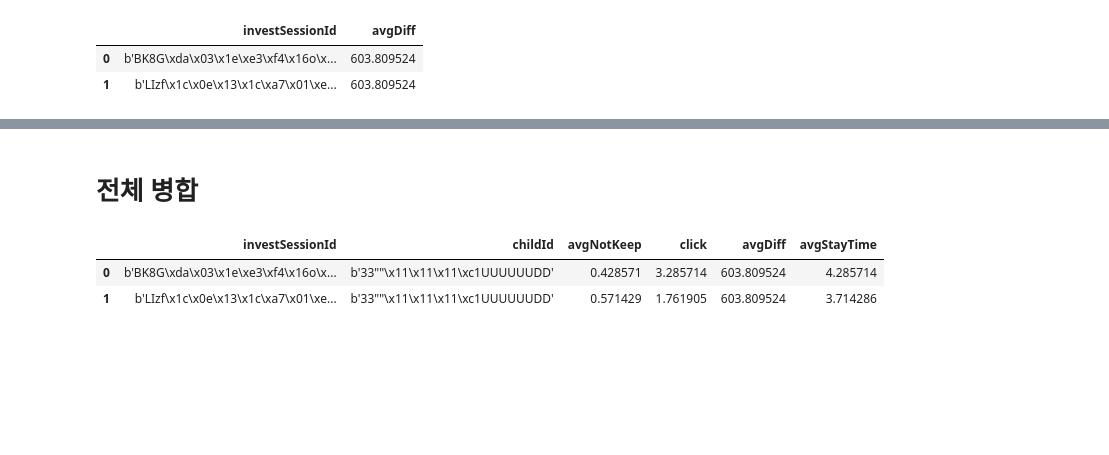
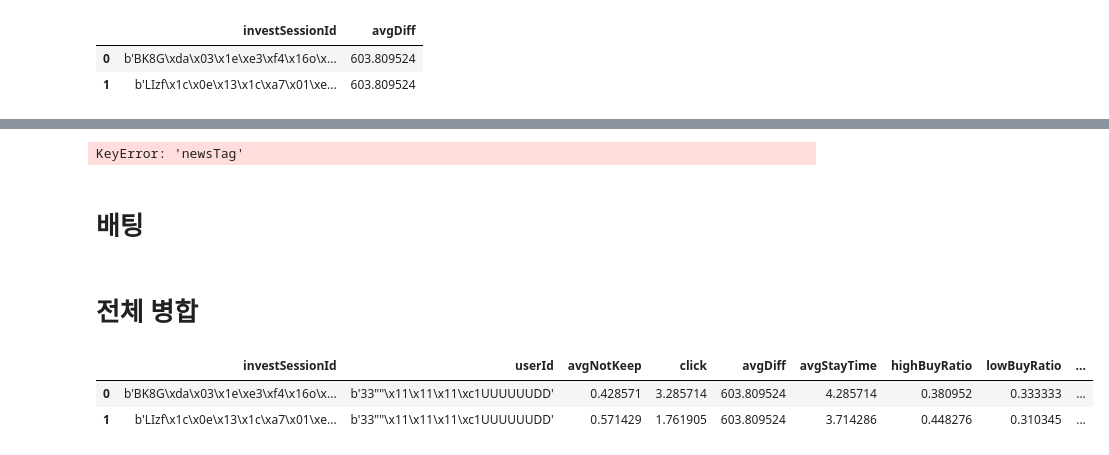
Before and after one commit to team-popo-world/ml-history-analysis, a Jupyter notebook: clustering.ipynb, the cells around one changed output, grey strips where cells are left out. Cells and saved outputs as stored; diff of their text form; code cells hidden in the pictures; blank space fills up the shorter version.

```diff
--- a/clustering.ipynb
+++ b/clustering.ipynb
@@ -240,0 +296,7 @@ avgStayTime = avgStayTime.groupby('investSessionId')['stayTime'].mean().reset_in
+# %%
+# 구매 데이터 생성
+transcation_df = df[['investSessionId',
+                     'turn',
+                     'riskLevel',
+                     'numberOfShares',
+                     'deltaShares']].copy()
@@ -240,0 +327,5 @@ avgStayTime = avgStayTime.groupby('investSessionId')['stayTime'].mean().reset_in
+# %%
+# 각 investSessionId, riskLevel 별로 buy/sell 개수 집계
+buy_sell_counts = transcation_df.groupby(['investSessionId', 'riskLevel'])[['is_buy', 'is_sell']].sum().reset_index()
+buy_sell_counts.rename(columns={'is_buy': 'buyCount', 'is_sell': 'sellCount'}, inplace=True)
+buy_sell_counts.head()
@@ -240,0 +339,13 @@ avgStayTime = avgStayTime.groupby('investSessionId')['stayTime'].mean().reset_in
+# %%
+# investSessionId별 전체 buy_count, sell_count 구하기
+total_buy = buy_sell_counts.groupby('investSessionId')['buyCount'].sum().reset_index(name='totalBuyCount')
+total_sell = buy_sell_counts.groupby('investSessionId')['sellCount'].sum().reset_index(name='totalSellCount')
+
+# 원본과 병합
+buy_sell_counts = buy_sell_counts.merge(total_buy, on='investSessionId')
+buy_sell_counts = buy_sell_counts.merge(total_sell, on='investSessionId')
+
+buy_sell_counts['buyRatio'] = buy_sell_counts['buyCount'] / buy_sell_counts['totalBuyCount']
+buy_sell_counts['sellRatio'] = buy_sell_counts['sellCount'] / buy_sell_counts['totalSellCount']
+
+buy_sell_counts.head()
@@ -240,0 +359,15 @@ avgStayTime = avgStayTime.groupby('investSessionId')['stayTime'].mean().reset_in
+# %%
+# buy_ratio_pivot: 열로 riskLevel을 펼치기
+buy_ratio_pivot = buy_sell_counts.pivot(index='investSessionId', columns='riskLevel', values='buyRatio')
+buy_ratio_pivot.columns = [f"{level}BuyRatio" for level in buy_ratio_pivot.columns]
+buy_ratio_pivot.reset_index(inplace=True)
+
+# sell_ratio pivot: 열로 riskLevel을 펼치기
+sell_ratio_pivot = buy_sell_counts.pivot(index='investSessionId', columns='riskLevel', values='sellRatio')
+sell_ratio_pivot.columns = [f"{level}SellRatio" for level in sell_ratio_pivot.columns]
+sell_ratio_pivot.reset_index(inplace=True)
+
+# merge 두 pivot
+avgTradeRatio = pd.merge(buy_ratio_pivot, sell_ratio_pivot, on='investSessionId')
+
+avgTradeRatio.head()
@@ -241,10 +409,40 @@ avgStayTime = avgStayTime.groupby('investSessionId')['stayTime'].mean().reset_in
+# %%
+import numpy
+
+conditions = [
+    (df["newsTag"]=="high") & (df["riskLevel"]=="고위험 고수익"),
+    (df["newsTag"]=="mid") & (df["riskLevel"]=="균형형"),
+    (df["newsTag"]=="all")
+]
+
+# 각 조건별 입력할 위험 발생률률
+risk = [
+    0.5,
+    0.3,
+    0
+]
+
+# riskRatio 값 입력
+risk_taking["riskRatio"] = np.nan
+risk_taking["riskRatio"] = np.select(conditions, risk, default=np.nan)
+
+# 턴별 위험 감수율 계산 (tag 종목 구매 수량 * riskRatio)
+risk_taking["risktaking"] = risk_taking["numberOfShares"] * risk_taking["riskRatio"]
+
+# 게임별 평균 위험 감수율? 총 위험감수율?
+riskTaking = risk_taking.groupby("investSessionId")["risktaking"].mean().reset_index()
+riskTaking
+# %% [output]
+KeyError: 'newsTag'
+# %% [markdown]
+# 배팅
 # %% [markdown]
 # 전체 병합
 # %%
-merged = tradingTurn.merge(transactionNum, on='investSessionId', how='inner').merge(averageCashRatio, on='investSessionId', how='inner').merge(avgStayTime, on='investSessionId', how='inner')
+merged = tradingTurn.merge(transactionNum, on='investSessionId', how='inner').merge(averageCashRatio, on='investSessionId', how='inner').merge(avgStayTime, on='investSessionId', how='inner').merge(avgTradeRatio, on='investSessionId', how='inner') #.merge(tagAvgStayTime, on='investSessionId', how='inner').merge(riskTaking, on='investSessionId', how='inner')
 merged.head()
 # %% [output]
-|  | investSessionId | childId | avgNotKeep | click | avgDiff | avgStayTime |
-| 0 | b'BK8G\xda\x03\x1e\xe3\xf4\x16o\x... | b'33""\x11\x11\x11\xc1UUUUUUDD' | 0.428571 | 3.285714 | 603.809524 | 4.285714 |
-| 1 | b'LIzf\x1c\x0e\x13\x1c\xa7\x01\xe... | b'33""\x11\x11\x11\xc1UUUUUUDD' | 0.571429 | 1.761905 | 603.809524 | 3.714286 |
+|  | investSessionId | userId | avgNotKeep | click | avgDiff | avgStayTime | highBuyRatio | lowBuyRatio | ... |
+| 0 | b'BK8G\xda\x03\x1e\xe3\xf4\x16o\x... | b'33""\x11\x11\x11\xc1UUUUUUDD' | 0.428571 | 3.285714 | 603.809524 | 4.285714 | 0.380952 | 0.333333 | ... |
+| 1 | b'LIzf\x1c\x0e\x13\x1c\xa7\x01\xe... | b'33""\x11\x11\x11\xc1UUUUUUDD' | 0.571429 | 1.761905 | 603.809524 | 3.714286 | 0.448276 | 0.310345 | ... |
 # %%
```
Also changed, not shown: parts of 27 cells of this notebook, 11 other files.
